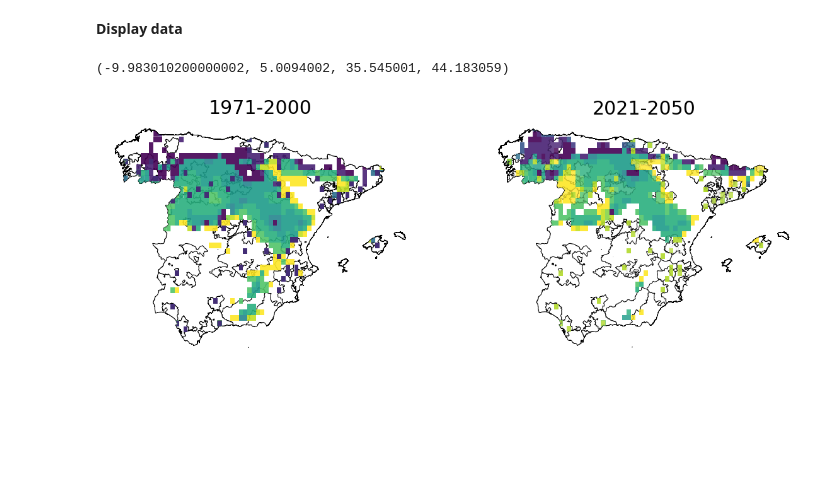
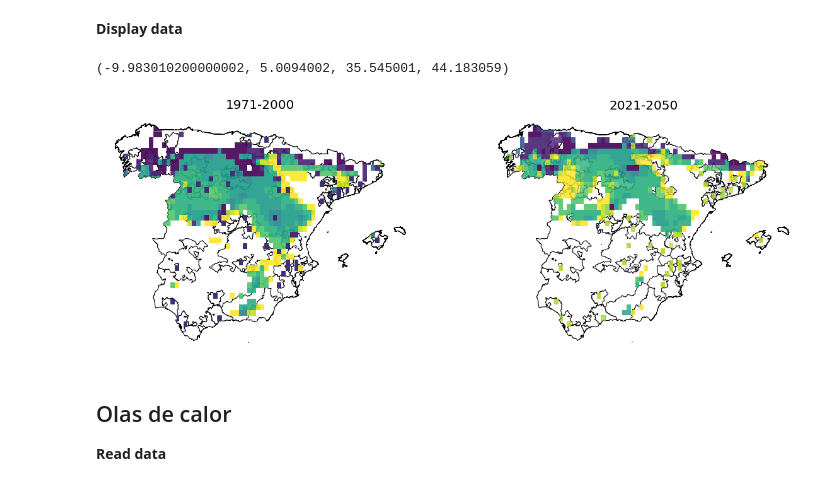
Before and after one commit to Vizzuality/ecf-agricultural-climate-impact, a Jupyter notebook: data/notebooks/Lab/04_Data_Demo.ipynb, the cells around one changed output. Cells and saved outputs as stored; diff of their text form; code cells hidden in the pictures; blank space fills up the shorter version.

```diff
--- a/data/notebooks/Lab/04_Data_Demo.ipynb
+++ b/data/notebooks/Lab/04_Data_Demo.ipynb
@@ -415,20 +415,23 @@ gdf_zone = gpd.GeoDataFrame(pd.merge(df_zone, gdf_grid, how='left', on='DENOMINA
 # %%
 fig, (ax1,ax2) = plt.subplots(1,2,figsize=(20,10))
 
-plt.rc('axes', titlesize=30)
+plt.rc('axes', titlesize=20)
 
 spain.plot(ax=ax1, color='w', edgecolor='k')
 vinos_dop.plot(ax=ax1, color='w', edgecolor='k')
 gdf_zone[(gdf_zone['scenario'] == 'baseline') & (gdf_zone['year'] == '1971-2000')].plot(ax=ax1, column='value', alpha=.9)
 ax1.set_title('1971-2000')
 ax1.axis('off')
 
 spain.plot(ax=ax2, color='w', edgecolor='k')
 vinos_dop.plot(ax=ax2, color='w', edgecolor='k')
 gdf_zone[(gdf_zone['scenario'] == 'rcp45') & (gdf_zone['year'] == '2021-2050')].plot(ax=ax2, column='value', alpha=.9)
 vinos_dop.plot(ax=ax2, color='w', edgecolor='k', alpha=0.1)
 ax2.set_title('2021-2050')
 ax2.axis('off')
 # %% [output]
 (-9.983010200000002, 5.0094002, 35.545001, 44.183059)
-[figure, old version]
+[figure, new version]
+# %% [markdown]
+## Olas de calor
+**Read data**
```
Also changed, not shown: parts of 4 cells of this notebook.
